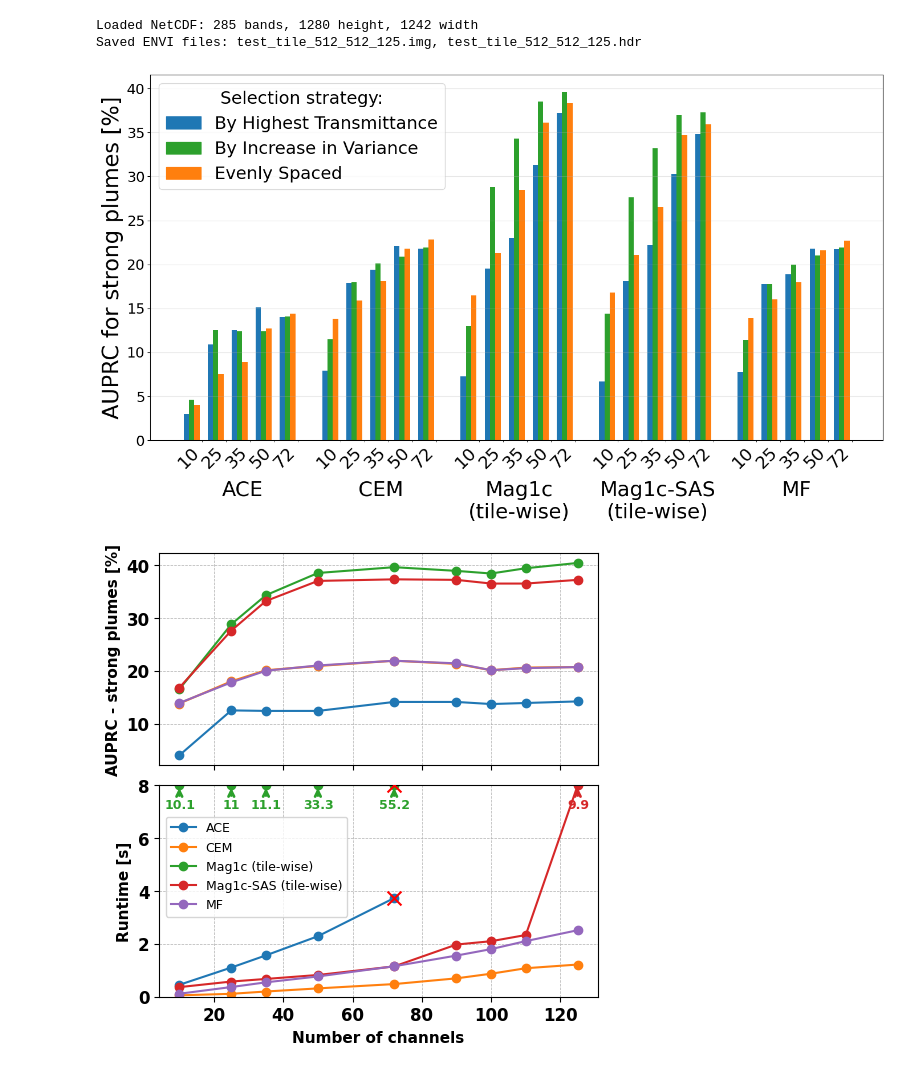
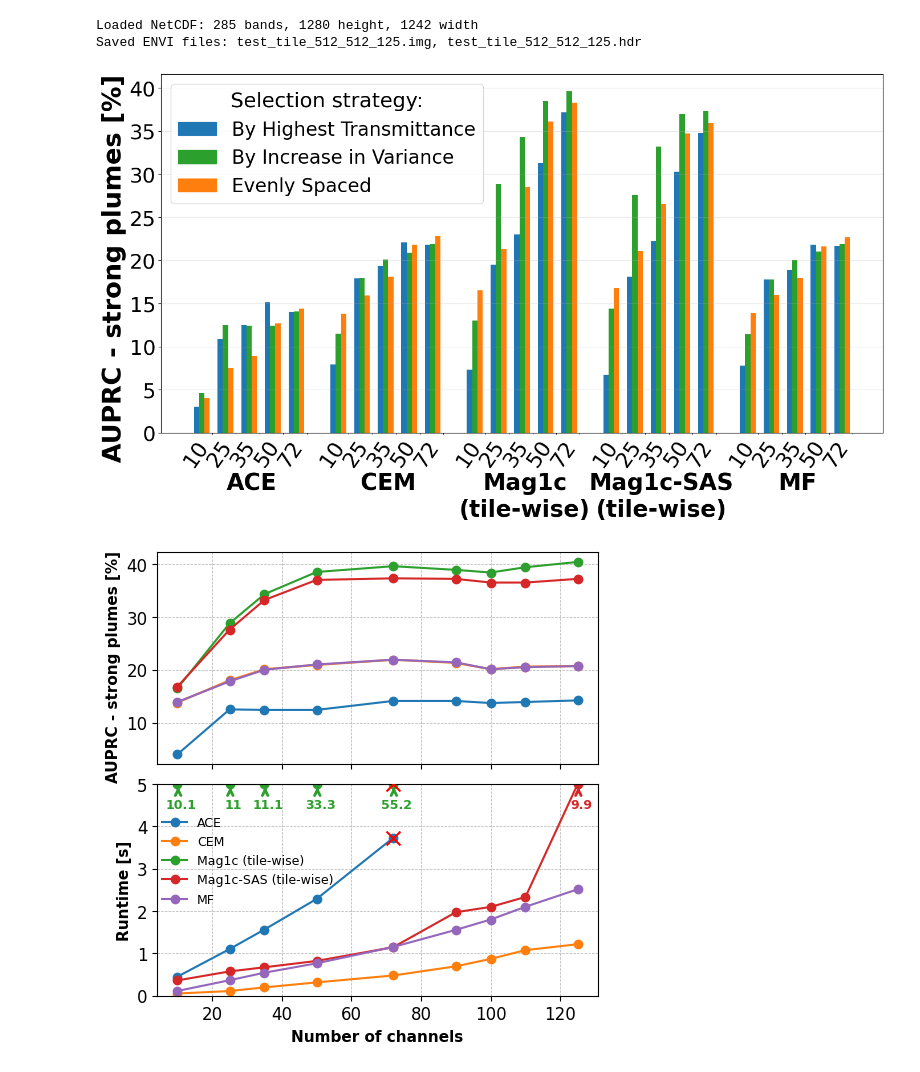
Before and after one commit to zaitra/methane-filters-benchmark, a Jupyter notebook: playbook.ipynb, the cells around one changed output. Cells and saved outputs as stored; diff of their text form; code cells hidden in the pictures.

```diff
--- a/playbook.ipynb
+++ b/playbook.ipynb
@@ -330,7 +330,7 @@ import matplotlib.pyplot as plt
 import numpy as np
 
 # Configuration
-FILE_PATH = './selection_strategy.csv'  # Update with your file path
+FILE_PATH = 'csvs/selection_strategy.csv'  # Update with your file path
 METRIC = "AUPRC_strong"#'F1-score_strong_seg'  # Change this to try different metrics
 COLOR_MAP = {'SELECT-HIGHEST-TRANSMITTANCE': '#1f77b4',  # Original blue
              'SELECT-HIGHEST-VARIANCE': '#2ca02c',  # Original green
@@ -395,42 +395,43 @@ bars = plt.bar(all_x, all_values, width=bar_width, color=all_colors)
 ax = plt.gca()
 ax.set_xticks([])  # Remove main x-ticks
 ax.set_xticks(channel_centers, minor=True)
-ax.set_xticklabels(channel_labels, minor=True, rotation=45, ha='right', fontsize=22)
+ax.set_xticklabels(channel_labels, minor=True, rotation=55, ha='right', fontsize=27)
 
 for label in ax.get_yticklabels():
-    label.set_fontsize(18)
+    label.set_fontsize(26)
     #label.set_fontweight('bold')
 
 # Add method names below channel numbers
 method_label_y = -0.11  # Manual positioning below x-axis
 for method_tick, method_label in zip(method_ticks, method_labels):
     if "Mag1c" in method_label:
         method_label = "\n".join(method_label.split(" "))
-    ax.text(x=method_tick, y=method_label_y, s=method_label, ha='center', va='top', fontsize=26,
-            transform=ax.get_xaxis_transform())
+    ax.text(x=method_tick, y=method_label_y, s=method_label, ha='center', va='top', fontsize=29,
+            transform=ax.get_xaxis_transform(), weight="bold")
 
 # Increase bottom margin to accommodate labels
 plt.subplots_adjust(bottom=0.25)
 
 # Create legend with updated labels
 legend_labels = {
     "SELECT-HIGHEST-TRANSMITTANCE": "By Highest Transmittance",
     "SELECT-HIGHEST-VARIANCE": "By Increase in Variance",
     "SELECT-EVENLY-SPACED": "Evenly Spaced"
 }
 
 legend_elements = [plt.Rectangle((0, 0), 1, 1, color=COLOR_MAP[s], label=legend_labels[s]) for s in strategies]
-plt.legend(handles=legend_elements, title='Selection strategy:', fontsize=22, title_fontsize=22)
+plt.legend(handles=legend_elements, title='Selection strategy:', fontsize=24, title_fontsize=26)
 
 # Add labels and title
-plt.ylabel("AUPRC for strong plumes [%]", fontsize=28)
+label = plt.ylabel("AUPRC - strong plumes [%]", fontsize=32, weight='bold')
+label.set_position((0.4, 0.46))
 plt.grid(True, axis='y', alpha=0.3)
 plt.tight_layout()
 
 # Save plot
 plt.savefig("select_strategy.pdf")
 # %% [output]
-[figure, old version]
+[figure, new version]
 # %%
 import pandas as pd
 import matplotlib.pyplot as plt
@@ -438,7 +439,7 @@ from matplotlib import font_manager
 
 # Define the font properties
 font_properties = font_manager.FontProperties(weight='bold')
-
+upper_limit = 5
 def plot_line_graphs(csv_path, metric="F1-score_strong_seg"):
     # Load the CSV file
     df = pd.read_csv(csv_path)
@@ -466,12 +467,13 @@ def plot_line_graphs(csv_path, metric="F1-score_strong_seg"):
         method_df = df[df["METHOD"] == method]
         axes[0].plot(method_df["CHANNEL_N"], method_df[metric], marker="o", linestyle="-", color=colors[i], label=method)
 
-    axes[0].set_ylabel("AUPRC - strong plumes [%]", fontsize=11, weight='bold')
+    label = axes[0].set_ylabel("AUPRC - strong plumes [%]", fontsize=11, weight='bold')
+    label.set_position((0.5, 0.46))
     axes[0].grid(True, linestyle="--", linewidth=0.5)
 
     for label in axes[0].get_xticklabels() + axes[0].get_yticklabels():
         label.set_fontsize(12)
-        label.set_fontweight('bold')
+        #label.set_fontweight('bold')
 
     # Plot runtime metric (Row 2) with arrow and label for clipped points
     for i, method in enumerate(methods):
@@ -480,43 +482,49 @@ def plot_line_graphs(csv_path, metric="F1-score_strong_seg"):
         y = method_df["runtime visualized"]
 
         # Separate values to plot below 8 and those above 8
-        y_clipped = y.clip(upper=8)
+        y_clipped = y.clip(upper=upper_limit)
         axes[1].plot(x, y_clipped, marker="o", linestyle="-", color=colors[i], label=method)
 
         # Add upward arrows and numeric labels for points clipped
         for xi, yi in zip(x, y):
-            if yi > 8:
+            if yi > upper_limit:
                 # Arrow
-                axes[1].annotate('', xy=(xi, 8), xytext=(xi, 7.5),
+                axes[1].annotate('', xy=(xi+0.2, upper_limit), xytext=(xi+0.2, upper_limit-(upper_limit/20)),
                                  arrowprops=dict(arrowstyle="->", color=colors[i], lw=2),
                                  ha='center')
                 plot_text = f"{yi:.1f}"
                 if ".0" in f"{yi:.1f}":
                     plot_text = f"{yi:.0f}"
                 # Text above arrow
-                axes[1].text(xi+0.1, 7.02, plot_text, ha='center', va='bottom',
+                axes[1].text(xi+1, upper_limit-(upper_limit/7.7), plot_text, ha='center', va='bottom',
                              fontsize=9, fontweight='bold', color=colors[i])
 
         # Mark last valid runtime before failure
         if method in failed_methods and pd.notna(last_valid_runtime.get(method)):
             idx = last_valid_runtime[method]
             last_point = df.loc[idx]
-            axes[1].scatter(last_point["CHANNEL_N"], min(last_point["runtime visualized"], 8),
+            axes[1].scatter(last_point["CHANNEL_N"], min(last_point["runtime visualized"], upper_limit),
                             marker='x', color='red', s=100, zorder=5)
 
     axes[1].set_ylabel("Runtime [s]", fontsize=11, weight='bold')
-    axes[1].set_ylim(0, 8)
+    axes[1].set_ylim(0,upper_limit)
     axes[1].grid(True, linestyle="--", linewidth=0.5)
 
     for label in axes[1].get_xticklabels() + axes[1].get_yticklabels():
         label.set_fontsize(12)
-        label.set_fontweight('bold')
+        #label.set_fontweight('bold')
+    from matplotlib.font_manager import FontProperties
+
+    bold_font = FontProperties(weight='bold')
 
     axes[1].legend(
     fontsize=9,
+    #prop=bold_font,
     loc='upper left',            # anchor point of the legend box
-    bbox_to_anchor=(0, 0.88),       # (x, y) offset from the axes corner in axes fraction units
-    frameon=True
+    bbox_to_anchor=(-0.015, 0.903),       # (x, y) offset from the axes corner in axes fraction units
+    frameon=False,
+    #framealpha=0.6  # 0 = fully transparent, 1 = fully opaque
+
 )
     plt.xlabel("Number of channels", fontsize=11, weight='bold')
     #plt.show()
@@ -524,4 +532,4 @@ def plot_line_graphs(csv_path, metric="F1-score_strong_seg"):
 
 plot_line_graphs("csvs/band_n.csv", metric="AUPRC_strong") #AUPRC_strong F1-score_strong_seg
 # %% [output]
-[figure, old version]
+[figure, new version]
```
Also changed, not shown: parts of 2 cells of this notebook.
